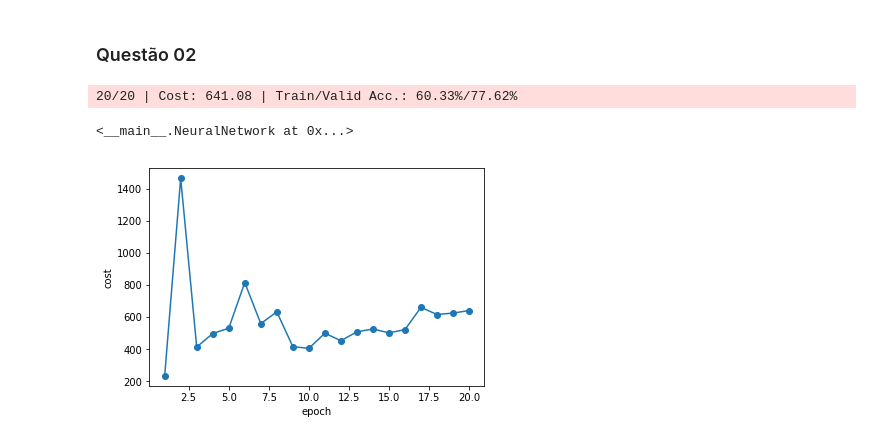
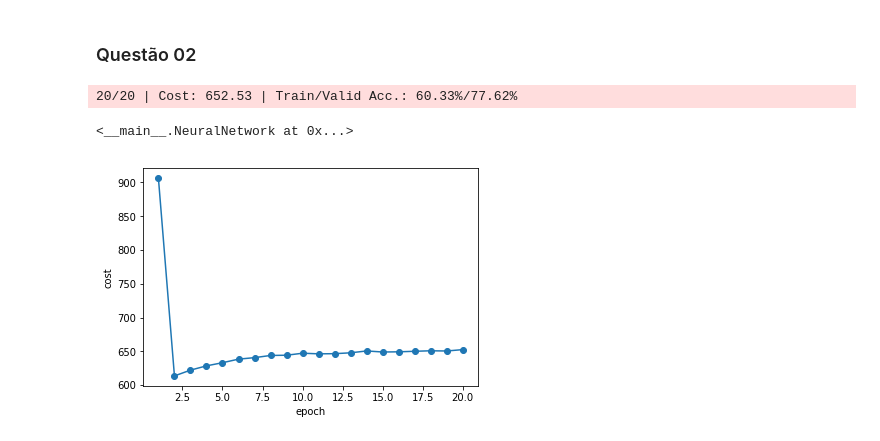
Before and after one commit to viniciusteix/topics-3, a Jupyter notebook: Lista 02.ipynb, the cells around one changed output. Saved outputs shown, nothing was run; the diff lists cells and outputs as text; code cells hidden in the pictures.

Commit message:
Lista 02 gaussian

```diff
--- a/Lista 02.ipynb
+++ b/Lista 02.ipynb
@@ -189,18 +189,18 @@ plt.show()
 # %% [markdown]
 ### Questão 02
 # %%
-modelArcTan = NeuralNetwork(epochs=20,typ='arc')
+modelGaussian = NeuralNetwork(epochs=20,typ='gau')
 # %%
-modelArcTan.fit(X_train,y_train,X_valid,y_valid)
+modelGaussian.fit(X_train,y_train,X_valid,y_valid)
 # %% [output]
-20/20 | Cost: 641.08 | Train/Valid Acc.: 60.33%/77.62%
+20/20 | Cost: 652.53 | Train/Valid Acc.: 60.33%/77.62%
 <__main__.NeuralNetwork at 0x...>
 # %%
-cost_modelArcTan = modelArcTan.eval_['cost']
+cost_modelGaussian = modelGaussian.eval_['cost']
 # %%
-plt.plot(range(1,21),cost_modelArcTan,marker='o')
+plt.plot(range(1,21),cost_modelGaussian,marker='o')
 plt.xlabel('epoch')
 plt.ylabel('cost')
 plt.show()
 # %% [output]
-[figure, old version]
+[figure, new version]
```
Also changed, not shown: parts of 2 cells of this notebook.
